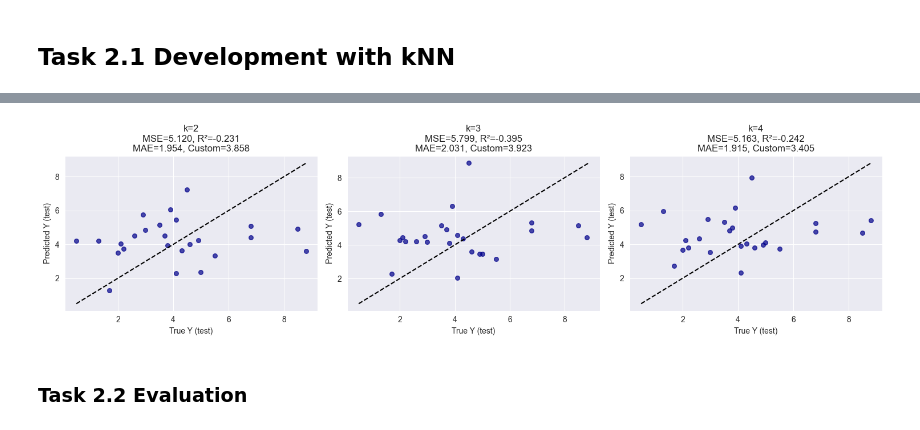
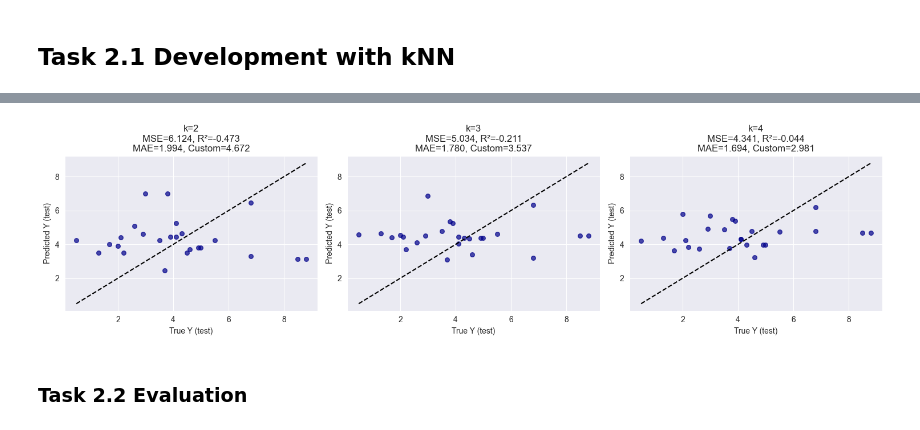
Before and after one commit to bencastello/Machine-Learning-Assignment-2, a Jupyter notebook: ml_assignment_2.ipynb, the cells around one changed output, grey strips where cells are left out. Drawn from its saved outputs; the diff is of its cells as text; code cells hidden in the pictures.

```diff
--- a/ml_assignment_2.ipynb
+++ b/ml_assignment_2.ipynb
@@ -93,7 +120,9 @@ plt.show()
 # %% [output]
 [figure]
 # %%
-X = df2.drop(columns=['SurvivalTime', 'Censored'])
+# Feature-DataFrame und Zielvariable als Pandas-Objekte lassen
+X = df2.drop(columns=['Unnamed: 0', 'SurvivalTime'])   # DataFrame
+y = df2['SurvivalTime']                                # Series
+
 feature_names = X.columns
-y = df2['SurvivalTime'].values
-c = df2['Censored'].values
+print(feature_names)
@@ -619,90 +876,81 @@ Test:       MSE=3.4462, R2=-0.2289, MAE=1.5330, CustomErr(c=0.5)=2.4968
 # %%
+
 k_values = [2, 3, 4]
 c = 0.5
+
 kf = KFold(n_splits=5, shuffle=True, random_state=42)
 
 cv_results = {}
-test_results = {}
 
 for k in k_values:
-    fold_metrics = []
+    fold_metrics = []  # (MSE, R2, MAE, CustomErr)
 
-    for train_idx, val_idx in kf.split(X_train_cv):
+    for fold_idx, (train_idx, val_idx) in enumerate(kf.split(X_train_cv), start=1):
+
+        # Correct indexing for DataFrames
         X_tr = X_train_cv.iloc[train_idx]
         X_val = X_train_cv.iloc[val_idx]
+        y_tr = y_train_cv.iloc[train_idx]
+        y_val = y_train_cv.iloc[val_idx]
 
-        y_tr = y_train_cv[train_idx]
-        y_val = y_train_cv[val_idx]
-
+        # Build pipeline
         model = Pipeline([
             ("scaler", StandardScaler()),
             ("knn", KNeighborsRegressor(n_neighbors=k))
         ])
 
+        # Fit + predict
         model.fit(X_tr, y_tr)
         y_pred_val = model.predict(X_val)
 
+        # Metrics
         mse = mean_squared_error(y_val, y_pred_val)
-        r2 = r2_score(y_val, y_pred_val)
+        r2  = r2_score(y_val, y_pred_val)
         mae = mean_absolute_error(y_val, y_pred_val)
-        custom = error_metric(y_val, y_pred_val, c)
+        custom_err = error_metric(y_val, y_pred_val, c)
 
-        fold_metrics.append((mse, r2, mae, custom))
+        fold_metrics.append((mse, r2, mae, custom_err))
 
     fold_metrics = np.array(fold_metrics)
     cv_results[k] = fold_metrics
 
-    print(f"\n=== KNN k={k} (5-fold CV) ===")
-    print(f"MSE:    {fold_metrics[:, 0].mean():.4f} ± {fold_metrics[:, 0].std():.4f}")
-    print(f"R²:     {fold_metrics[:, 1].mean():.4f} ± {fold_metrics[:, 1].std():.4f}")
-    print(f"MAE:    {fold_metrics[:, 2].mean():.4f} ± {fold_metrics[:, 2].std():.4f}")
-    print(f"Custom: {fold_metrics[:, 3].mean():.4f} ± {fold_metrics[:, 3].std():.4f}")
+    print(f"=== KNN k={k} (5-fold CV) ===")
+    print(f"Average MSE = {fold_metrics[:,0].mean():.4f} ± {fold_metrics[:,0].std():.4f}")
+    print(f"Average R2  = {fold_metrics[:,1].mean():.4f} ± {fold_metrics[:,1].std():.4f}")
+    print(f"Average MAE = {fold_metrics[:,2].mean():.4f} ± {fold_metrics[:,2].std():.4f}")
+    print(f"Average CustomErr(c={c}) = {fold_metrics[:,3].mean():.4f} ± {fold_metrics[:,3].std():.4f}\n")
 
-for k in k_values:
+
+# Final model training + test evaluation
+fig, axes = plt.subplots(1, len(k_values), figsize=(5*len(k_values), 4))
+
+for i, k in enumerate(k_values):
+
     final_model = Pipeline([
         ("scaler", StandardScaler()),
         ("knn", KNeighborsRegressor(n_neighbors=k))
     ])
-
     final_model.fit(X_train_cv, y_train_cv)
     y_pred_test = final_model.predict(X_test_cv)
 
-    mse_t = mean_squared_error(y_test_cv, y_pred_test)
-    r2_t = r2_score(y_test_cv, y_pred_test)
-    mae_t = mean_absolute_error(y_test_cv, y_pred_test)
-    cust_t = error_metric(y_test_cv, y_pred_test, c)
+    mse_test = mean_squared_error(y_test_cv, y_pred_test)
+    r2_test  = r2_score(y_test_cv, y_pred_test)
+    mae_test = mean_absolute_error(y_test_cv, y_pred_test)
+    custom_test = error_metric(y_test_cv, y_pred_test, c)
 
-    test_results[k] = (mse_t, r2_t, mae_t, cust_t)
+    print(f"Final test metrics for k={k}:")
+    print(f"MSE={mse_test:.4f}, R²={r2_test:.4f}, MAE={mae_test:.4f}, CustomErr={custom_test:.4f}\n")
 
-    print(f"\n=== Final Test Metrics (k={k}) ===")
-    print(f"MSE:    {mse_t:.4f}")
-    print(f"R²:     {r2_t:.4f}")
-    print(f"MAE:    {mae_t:.4f}")
-    print(f"Custom: {cust_t:.4f}")
-
-fig, axes = plt.subplots(1, len(k_values), figsize=(5 * len(k_values), 4))
-
-for i, k in enumerate(k_values):
-    final_model = Pipeline([
-        ("scaler", StandardScaler()),
-        ("knn", KNeighborsRegressor(n_neighbors=k))
-    ])
-
-    final_model.fit(X_train_cv, y_train_cv)
-    y_pred_test = final_model.predict(X_test_cv)
-
-    mse_t, r2_t, mae_t, cust_t = test_results[k]
-
+    # plot
     ax = axes[i]
-    ax.scatter(y_test_cv, y_pred_test, alpha=0.7, s=30, color="darkblue")
-
-    mn = min(y_test_cv.min(), y_pred_test.min())
-    mx = max(y_test_cv.max(), y_pred_test.max())
+    ax.scatter(y_test_cv, y_pred_test, alpha=0.7, s=30, color='darkblue')
+    mn = min(np.min(y_test_cv), np.min(y_pred_test))
+    mx = max(np.max(y_test_cv), np.max(y_pred_test))
     ax.plot([mn, mx], [mn, mx], linestyle="--", color="black")
 
-    ax.set_title(f"k={k}\nMSE={mse_t:.3f}, R²={r2_t:.3f}\nMAE={mae_t:.3f}, Custom={cust_t:.3f}")
     ax.set_xlabel("True Y (test)")
     ax.set_ylabel("Predicted Y (test)")
+    ax.set_title(f"k={k}\nMSE={mse_test:.3f}, R²={r2_test:.3f}\nMAE={mae_test:.3f}, Custom={custom_test:.3f}")
     ax.grid(True)
 
 plt.tight_layout()
@@ -728,4 +976,4 @@ Custom: 3.4054
-[figure, old version]
+[figure, new version]
 # %% [markdown]
 ### Task 2.2 Evaluation
 # %% [markdown]
```
Also changed, not shown: parts of 28 cells of this notebook.
